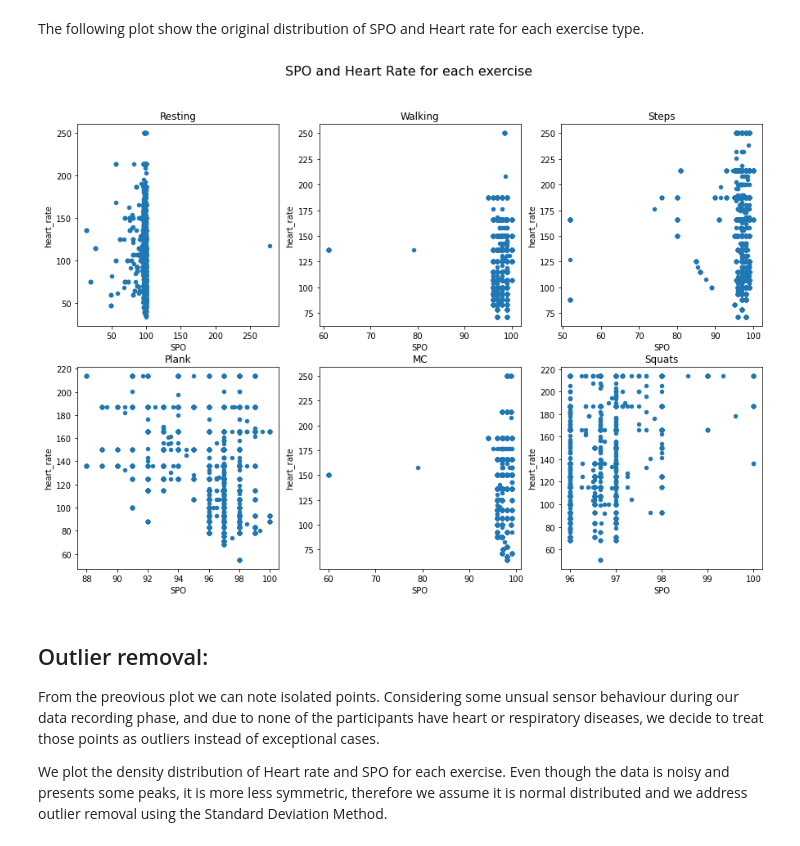
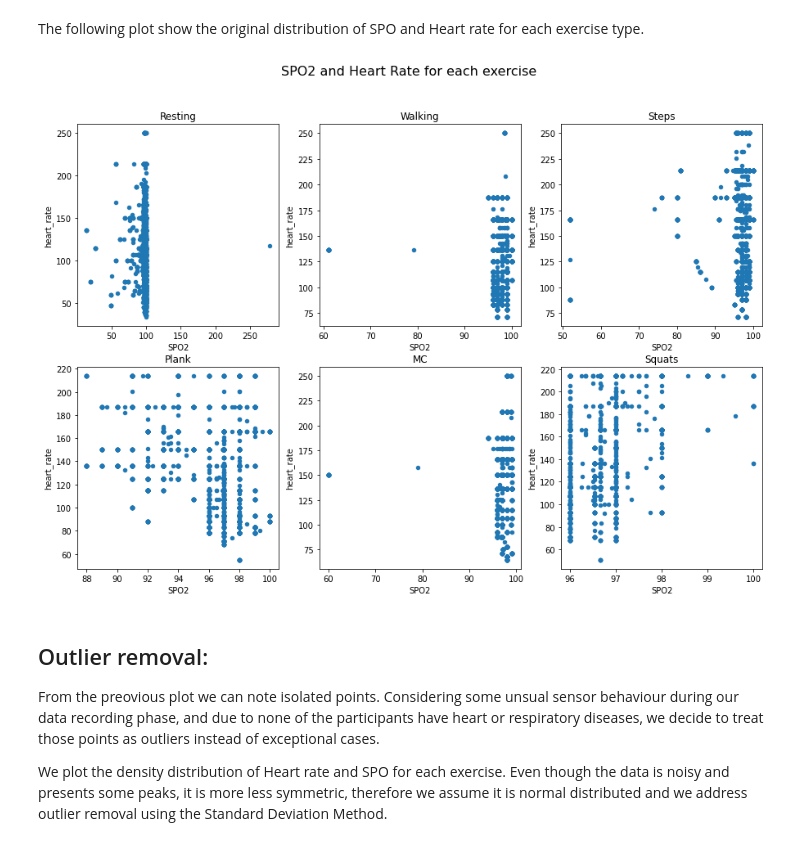
Before and after one commit to rushanmukherjee/Vitals-Classification-Data-Preparation, a Jupyter notebook: create_dataset/DS_data_group_18.ipynb, the cells around one changed output. Drawn from its saved outputs; the diff is of its cells as text; code cells hidden in the pictures.

Commit message:
Fix SPO2 labels and add data analytic plots

```diff
--- a/create_dataset/DS_data_group_18.ipynb
+++ b/create_dataset/DS_data_group_18.ipynb
@@ -19,6 +19,14 @@ def sub_plots(data_0, data_1, data_2, data_3, data_4, data_5, title):
   data_3.plot(x ='SPO', y='heart_rate', kind = 'scatter', ax=axes[1,0], title='Plank')
   data_4.plot(x ='SPO', y='heart_rate', kind = 'scatter', ax=axes[1,1],  title='MC')
   data_5.plot(x ='SPO', y='heart_rate', kind = 'scatter', ax=axes[1,2], title='Squats')
+
+  axes[0,0].set_xlabel('SPO2')
+  axes[0,1].set_xlabel('SPO2')
+  axes[0,2].set_xlabel('SPO2')
+  axes[1,0].set_xlabel('SPO2')
+  axes[1,1].set_xlabel('SPO2')
+  axes[1,2].set_xlabel('SPO2')
+
   fig.suptitle(title, fontsize=16)
   plt.show()
 # %%
@@ -243,9 +251,9 @@ data_set_v_5, data_set_a_5 = concat_datsets(df_v_list_new_5, df_a_list_new_5)
 # %% [markdown]
 The following plot show the original distribution of SPO and Heart rate for each exercise type.
 # %%
-sub_plots(data_set_v_0, data_set_v_1, data_set_v_2, data_set_v_3, data_set_v_4, data_set_v_5, 'SPO and Heart Rate for each exercise')
+sub_plots(data_set_v_0, data_set_v_1, data_set_v_2, data_set_v_3, data_set_v_4, data_set_v_5, 'SPO2 and Heart Rate for each exercise')
 # %% [output]
-[figure, old version]
+[figure, new version]
 # %% [markdown]
 ## Outlier removal:
 
```
Also changed, not shown: parts of 9 cells of this notebook.
